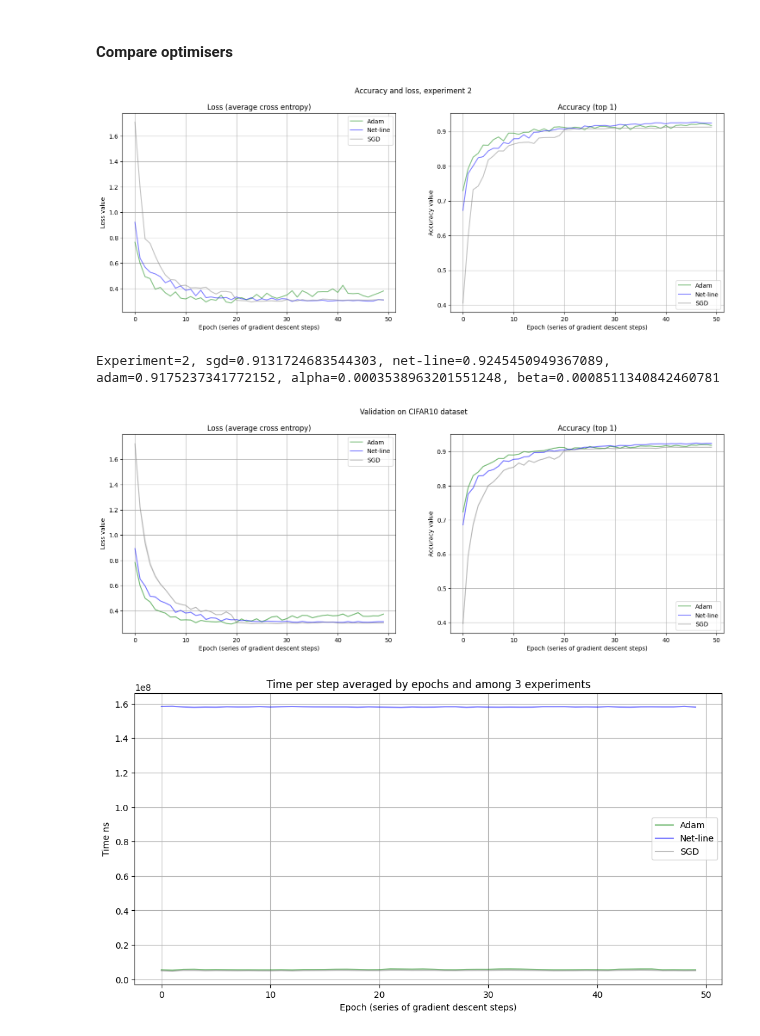
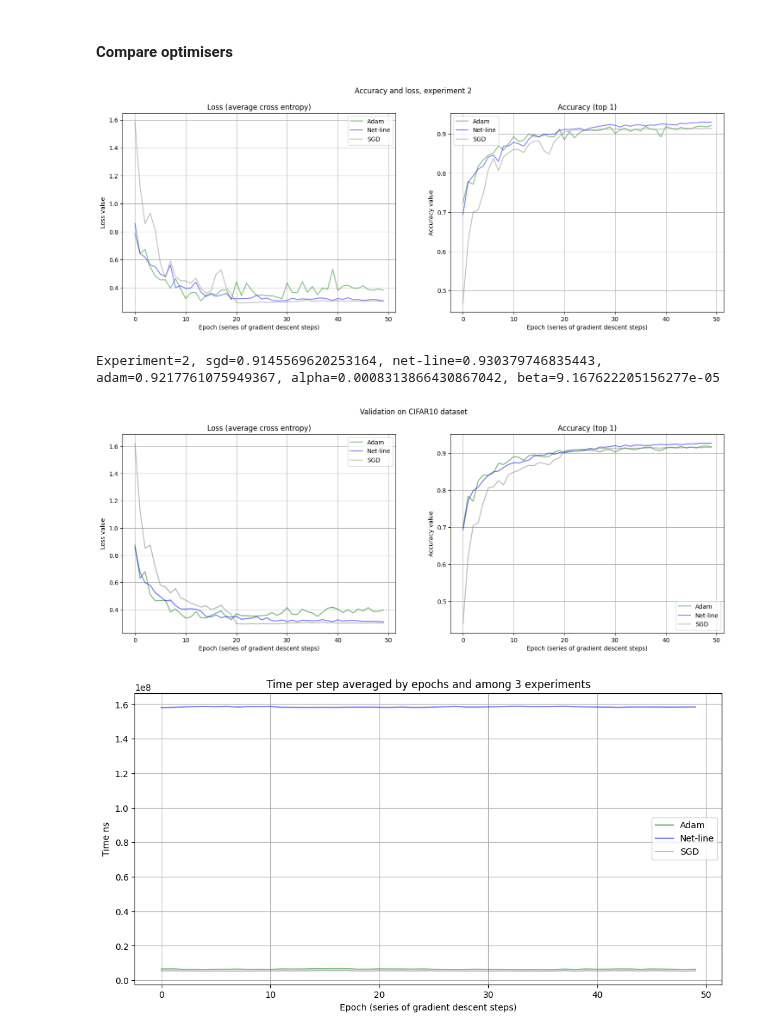
Before and after one commit to vkmbox/adaptive_stepsize, a Jupyter notebook: cifar10_restnet9_comparison.ipynb, the cells around one changed output. Saved outputs shown, nothing was run; the diff lists cells and outputs as text; code cells hidden in the pictures.

```diff
--- a/cifar10_restnet9_comparison.ipynb
+++ b/cifar10_restnet9_comparison.ipynb
@@ -71,7 +72,8 @@ def calculate_accuracy(prediction, target):
     return np.average((prediction ==target).detach().cpu())
 
 def test_loop(testNet):
-    accuracy_meter, loss_meter  = AverageMeter(), AverageMeter(),
+    accuracy_meter, loss_meter  = AverageMeter(), AverageMeter()
+    testNet.train(False)
     with torch.no_grad():
         for test_batch in test_dataloader:
             images, labels = test_batch
@@ -196,7 +198,7 @@ meta = MetaData(batch_size = BATCH_SIZE, output_dim=OUTPUT_DIM, device=DEVICE)
 experimental_results = np.zeros((EXPERIMENTS, EPOCHS_PER_EXPERIMENT, 3, 4))
 eta_fixed = 0.01
 qq_divider = 5.0
-alpha_mult = 5**(1/10)
+alpha_mult = 5.0**(1/10)
 
 for experiment in range(EXPERIMENTS):
 
@@ -209,12 +211,11 @@ for experiment in range(EXPERIMENTS):
     net_linestep = copy.deepcopy(net_adam)
     opt_linestep = NetLineStepProcessor(net_linestep, nn.CrossEntropyLoss(), meta, DEVICE)
     opt_linestep.c1 = 0.
-    opt_linestep.eta0 = 0.0001
+    opt_linestep.eta0 = 0.00001
     opt_linestep.alpha = 0.005 #0.25
     opt_linestep.beta = 0.01 #0.0025
     opt_linestep.iter_max = 2
     opt_linestep.training_mode=False
-    net_linestep.train(True)
     step_params = {"check_additional": False, "check_armiho": False}
 
     #Sgd scheduled lr
@@ -239,6 +240,9 @@ for experiment in range(EXPERIMENTS):
         opt_sgd.param_groups[0]['lr'] = lr
 
         mt_adam, mt_netline, mt_sgd, mt_qq = AverageMeter(), AverageMeter(), AverageMeter(), AverageMeter()
+        net_adam.train(True)
+        net_linestep.train(True)
+        net_sgd.train(True)
 
         for train_batch in train_dataloader:
             images, labels = train_batch
@@ -272,35 +276,35 @@ for experiment in range(EXPERIMENTS):
             ns_end = time.time_ns()
             mt_sgd.update(ns_end-ns_start)
 
         #qq_test
         experimental_results[experiment, epoch, 1, 3] = mt_qq.avg
         #timing
         experimental_results[experiment, epoch, 0, 2] = mt_adam.avg
         experimental_results[experiment, epoch, 1, 2] = mt_netline.avg
         experimental_results[experiment, epoch, 2, 2] = mt_sgd.avg
 
         # testing loop 0-Adam, 1-Net-line 2step, 2-SGD
         acc0, loss0 = test_loop(net_adam)
         experimental_results[experiment, epoch, 0, 0] = acc0
         experimental_results[experiment, epoch, 0, 1] = loss0
 
         acc1, loss1 = test_loop(net_linestep)
         experimental_results[experiment, epoch, 1, 0] = acc1
         experimental_results[experiment, epoch, 1, 1] = loss1
 
         acc2, loss2 = test_loop(net_sgd)
         experimental_results[experiment, epoch, 2, 0] = acc2
         experimental_results[experiment, epoch, 2, 1] = loss2
 
         display.clear_output()
         title="Accuracy and loss, experiment {}".format(experiment)
         experiment_comparison(experimental_results[experiment, 0:epoch+1], None, 0, 100, title=title)
 
         print("Experiment={}, sgd={}, net-line={}, adam={}, alpha={}, beta={}"\
             .format(experiment, acc2, acc1, acc0, opt_linestep.alpha, opt_linestep.beta))
 # %% [output]
-[figure, old version]
+[figure, new version]
-Experiment=2, sgd=0.9131724683544303, net-line=0.9245450949367089, adam=0.9175237341772152, alpha=0.0003538963201551248, beta=0.0008511340842460781
+Experiment=2, sgd=0.9145569620253164, net-line=0.930379746835443, adam=0.9217761075949367, alpha=0.0008313866430867042, beta=9.167622205156277e-05
 # %%
 experimental_mean = np.mean(experimental_results, axis=0)
 experimental_var = np.var(experimental_results, axis=0)
@@ -309,7 +313,7 @@ display.clear_output()
 title2="Validation on CIFAR10 dataset"
 experiment_comparison(experimental_mean[0:epoch+1], experimental_var[0:epoch+1], 0, 100, title=title2)
 # %% [output]
-[figure, old version]
+[figure, new version]
 # %%
 title2="Time per step averaged by epochs and among {} experiments".format(EXPERIMENTS)
 timing_comparison(experimental_results[experiment, 0:epoch+1], 0, 100, title=title2)
```
Also changed, not shown: parts of 1 cell of this notebook, 3 other files.
